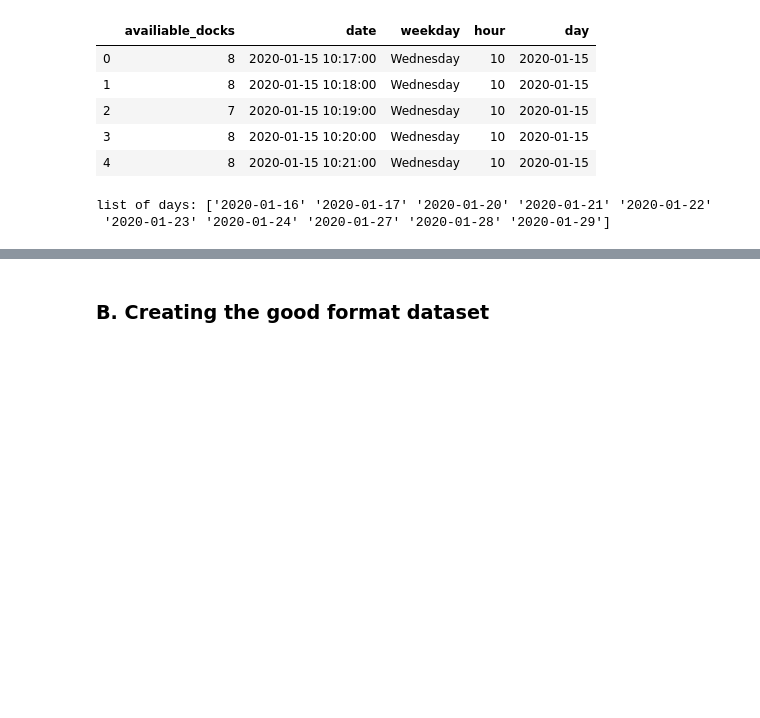
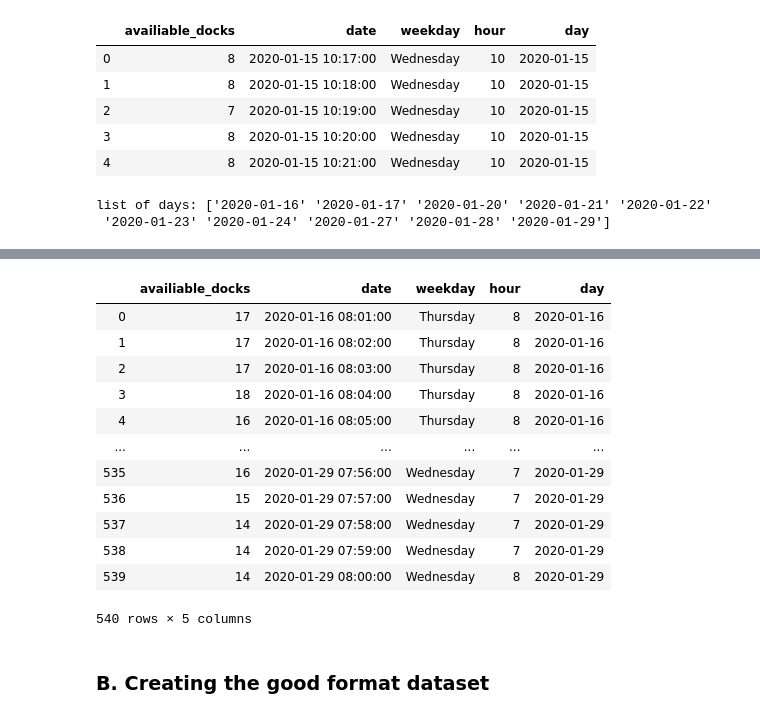
Before and after one commit to alexisgcomte/velib-prediction, a Jupyter notebook: 4. Models/1. Holt-Winter ETS model - Detailed.ipynb, the cells around one changed output, grey strips where cells are left out. Drawn from its saved outputs; the diff is of its cells as text; code cells hidden in the pictures; blank space fills up the shorter version.

```diff
--- a/4. Models/1. Holt-Winter ETS model - Detailed.ipynb
+++ b/4. Models/1. Holt-Winter ETS model - Detailed.ipynb
@@ -108,3 +114,19 @@ df_conso["availiable_docks"] = df_conso["availiable_docks"].astype(int)
+# %%
+df_conso
+# %% [output]
+|  | availiable_docks | date | weekday | hour | day |
+| 0 | 17 | 2020-01-16 08:01:00 | Thursday | 8 | 2020-01-16 |
+| 1 | 17 | 2020-01-16 08:02:00 | Thursday | 8 | 2020-01-16 |
+| 2 | 17 | 2020-01-16 08:03:00 | Thursday | 8 | 2020-01-16 |
+| 3 | 18 | 2020-01-16 08:04:00 | Thursday | 8 | 2020-01-16 |
+| 4 | 16 | 2020-01-16 08:05:00 | Thursday | 8 | 2020-01-16 |
+| ... | ... | ... | ... | ... | ... |
+| 535 | 16 | 2020-01-29 07:56:00 | Wednesday | 7 | 2020-01-29 |
+| 536 | 15 | 2020-01-29 07:57:00 | Wednesday | 7 | 2020-01-29 |
+| 537 | 14 | 2020-01-29 07:58:00 | Wednesday | 7 | 2020-01-29 |
+| 538 | 14 | 2020-01-29 07:59:00 | Wednesday | 7 | 2020-01-29 |
+| 539 | 14 | 2020-01-29 08:00:00 | Wednesday | 8 | 2020-01-29 |
+540 rows × 5 columns
 # %% [markdown]
 ### B. Creating the good format dataset
 # %%
```
Also changed, not shown: parts of 30 cells of this notebook.
